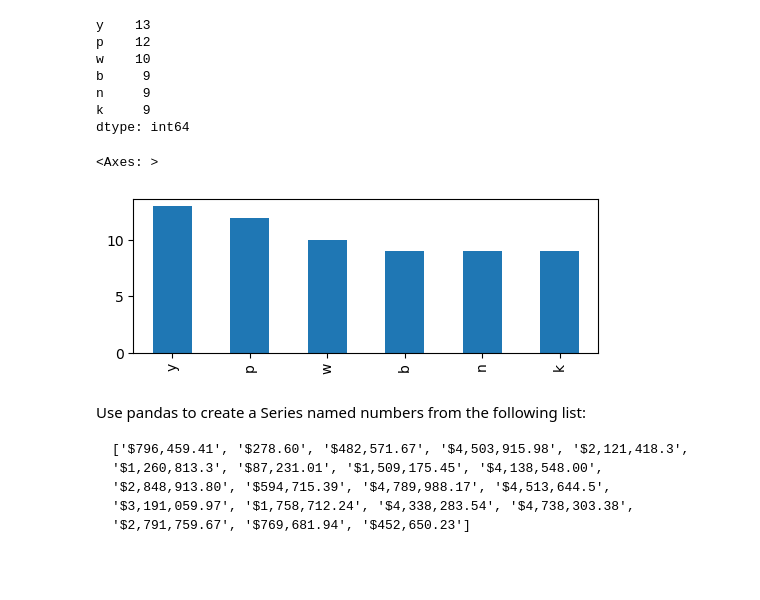
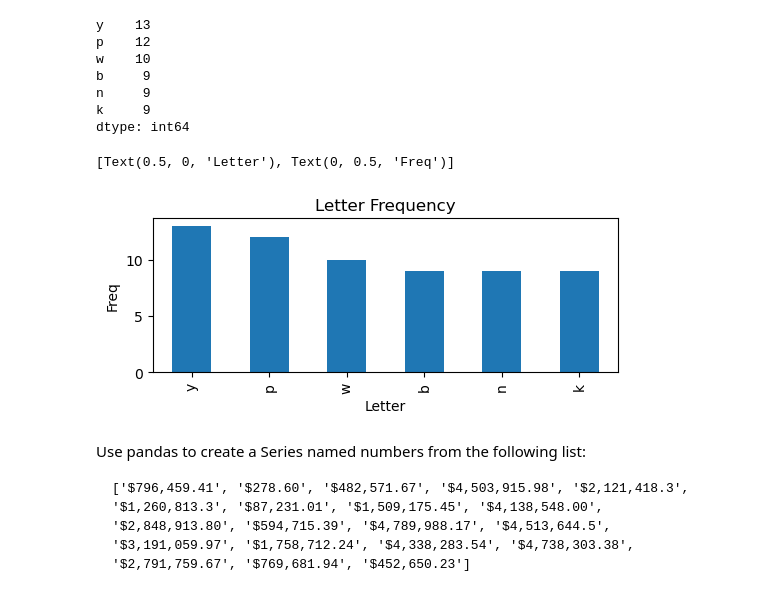
Before and after one commit to MigashaneVictoire/numpy-pandas-visualization-exercises, a Jupyter notebook: pandas_series.ipynb, the cells around one changed output. Cells and saved outputs as stored; diff of their text form; code cells hidden in the pictures; blank space fills up the shorter version.

```diff
--- a/pandas_series.ipynb
+++ b/pandas_series.ipynb
@@ -400,10 +400,11 @@ k     9
 dtype: int64
 # %%
 plt.figure(figsize = (6,2))
-common_occ.plot.bar()
+common_occ.plot.bar(title = "Letter Frequency"
+                   ).set(xlabel = "Letter", ylabel = "Freq")
 # %% [output]
-<Axes: >
+[Text(0.5, 0, 'Letter'), Text(0, 0.5, 'Freq')]
-[figure, old version]
+[figure, new version]
 # %% [markdown]
 Use pandas to create a Series named numbers from the following list:
 
```
Also changed, not shown: parts of 1 cell of this notebook, 1 other file.
